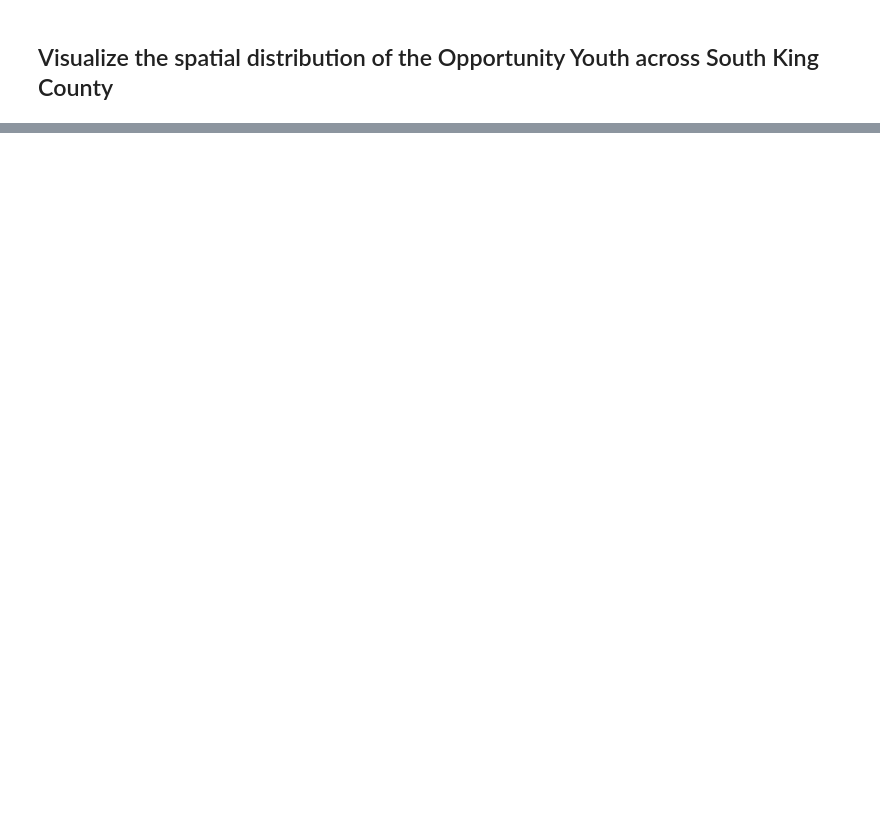
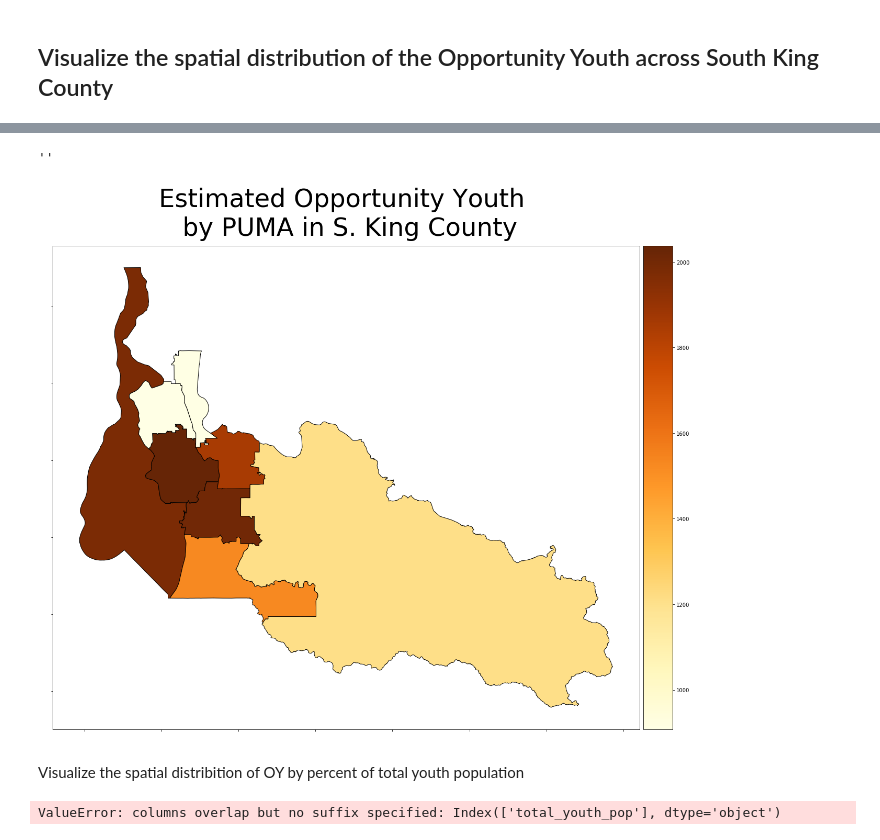
Before and after one commit to cenuno/opportunity_youth, a Jupyter notebook: Opportunity_Youth_Notebook_maps.ipynb, the cells around one changed output, grey strips where cells are left out. Drawn from its saved outputs; the diff is of its cells as text; code cells hidden in the pictures; blank space fills up the shorter version.

```diff
--- a/Opportunity_Youth_Notebook_maps.ipynb
+++ b/Opportunity_Youth_Notebook_maps.ipynb
@@ -277,0 +256,26 @@ plt.savefig("OY_by_puma_map.png")
+# %%
+fig, ax = plt.subplots(1,1)
+fig.set_size_inches(22,17)
+
+ax.set_yticklabels([])
+ax.set_ylabel(' ')
+
+ax.set_xticklabels([])
+ax.set_xlabel(' ')
+
+ax.set_title("""Estimated Opportunity Youth \n by PUMA in S. King County""",
+             fontdict = {'fontsize':'48'},
+              pad=20)
+divider = make_axes_locatable(ax)
+cax = divider.append_axes("right", size="5%", pad=0.1)
+
+s_king_df.plot(column = "pwgtp", ax=ax, cmap = "YlOrBr", legend = True, cax = cax,
+              edgecolor ='black')
+
+plt.savefig("OY_by_puma_map.png", dpi =200)
+;
+# %% [output]
+''
+[figure, added]
+# %% [markdown]
+Visualize the spatial distribition of OY by percent of total youth population
@@ -277,0 +296,5 @@ plt.savefig("OY_by_puma_map.png")
+# %%
+#Join the Total Population DF to the South King County Puma DF
+s_king_df = s_king_df.join(total_byPUMA_df, how='left')
+# %% [output]
+ValueError: columns overlap but no suffix specified: Index(['total_youth_pop'], dtype='object')
```
Also changed, not shown: parts of 11 cells of this notebook, 10 other files.
